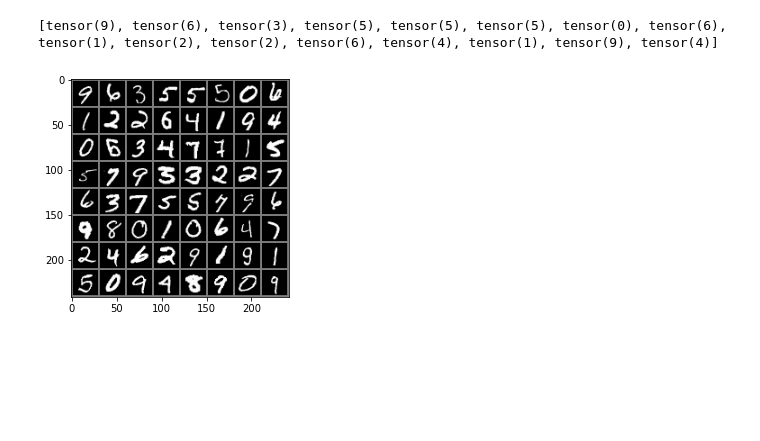
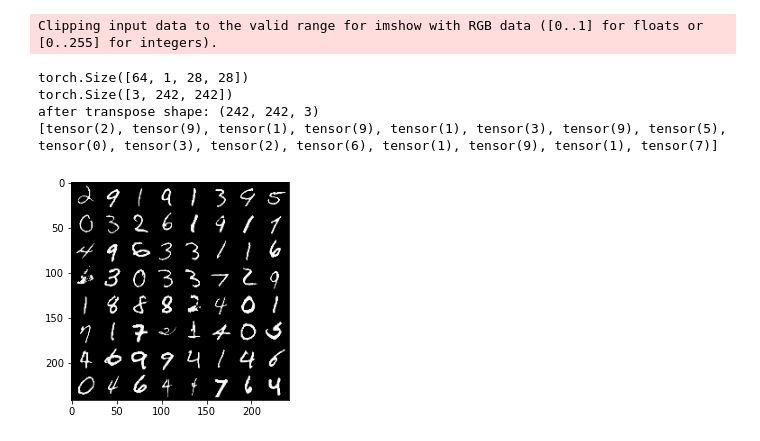
Before and after one commit to zhangqianshu123/Deeplearning-notebook, a Jupyter notebook: MNIST.ipynb, the cells around one changed output. Saved outputs shown, nothing was run; the diff lists cells and outputs as text; code cells hidden in the pictures; blank space fills up the shorter version.

```diff
--- a/MNIST.ipynb
+++ b/MNIST.ipynb
@@ -24,25 +23,26 @@ data_loader_train=torch.utils.data.DataLoader(dataset=data_train,batch_size=64,s
 data_loader_test = torch.utils.data.DataLoader(dataset =data_test,batch_size = 64,shuffle = True)
 # %%
 images,labels=next(iter(data_loader_train))
-# Splicing the 64 pictures into one picture
-
+# Splicing the 64 pictures into one picture to see what the pictures look like
+print(images.shape)
 img=torchvision.utils.make_grid(images)
-
+print(img.shape)
 # transpose the img because imshow need a img construction of (height,weight,channel)
 # but img has a construction of (channel,height,weight)
 
 img=img.numpy().transpose(1,2,0)
 
-# do a linear transformation
-# Grayscale stretch to increase contrast
-std=[0.5,0.5,0.5]
-mean=[0.5,0.5,0.5]
-img=img*std+mean
-print([labels[i] for i in range(16)])
+print("after transpose shape:",img.shape)
+
+print([labels[i].data for i in range(16)])
 
 plt.imshow(img)
 plt.show()
 # %% [output]
-[tensor(9), tensor(6), tensor(3), tensor(5), tensor(5), tensor(5), tensor(0), tensor(6), tensor(1), tensor(2), tensor(2), tensor(6), tensor(4), tensor(1), tensor(9), tensor(4)]
+Clipping input data to the valid range for imshow with RGB data ([0..1] for floats or [0..255] for integers).
+torch.Size([64, 1, 28, 28])
+torch.Size([3, 242, 242])
+after transpose shape: (242, 242, 3)
+[tensor(2), tensor(9), tensor(1), tensor(9), tensor(1), tensor(3), tensor(9), tensor(5), tensor(0), tensor(3), tensor(2), tensor(6), tensor(1), tensor(9), tensor(1), tensor(7)]
-[figure, old version]
+[figure, new version]
 # %%
```
Also changed, not shown: parts of 7 cells of this notebook.
